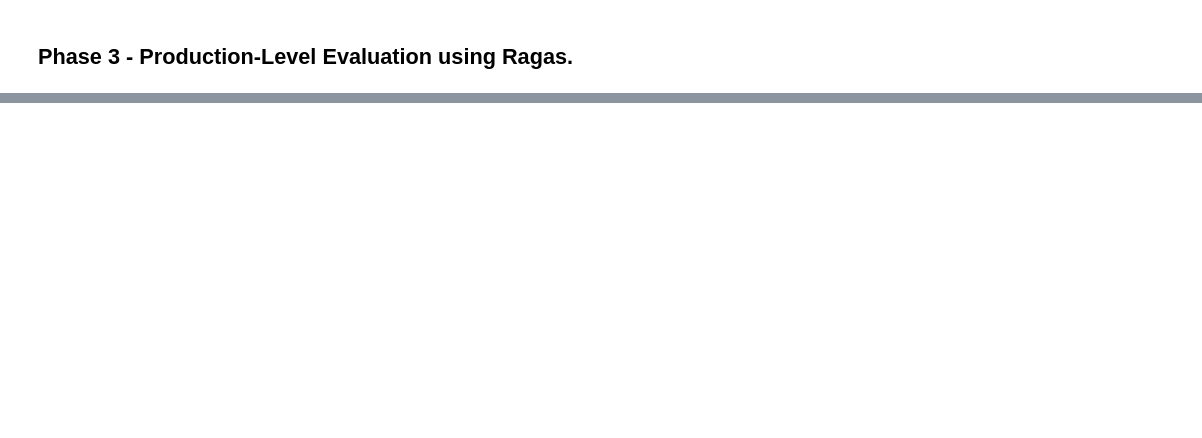
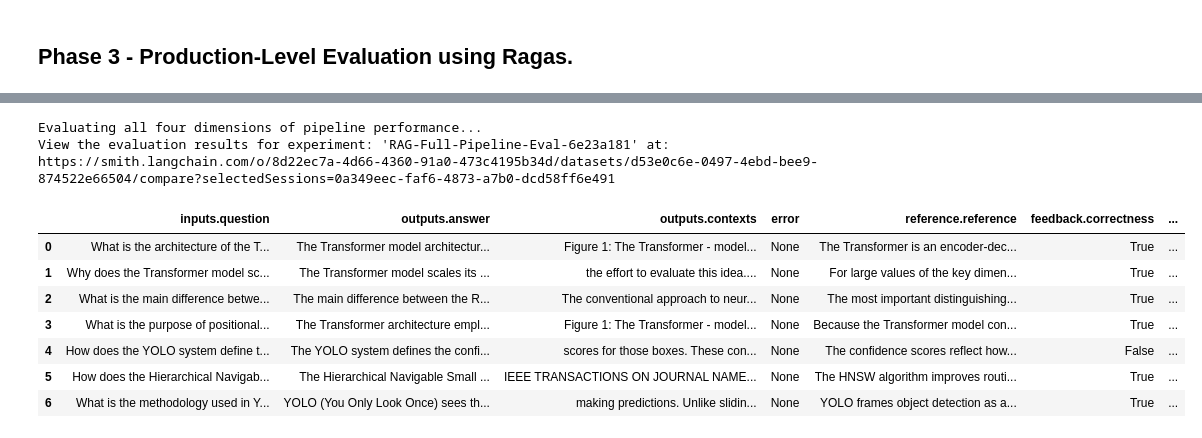
Before and after one commit to vrajkmrpatel/AI_ML_DATASCIENCE, a Jupyter notebook: ResearchLM/main.ipynb, the cells around one changed output, grey strips where cells are left out. Saved outputs shown, nothing was run; the diff lists cells and outputs as text; code cells hidden in the pictures; blank space fills up the shorter version.

Commit message:
rag evaluation

```diff
--- a/ResearchLM/main.ipynb
+++ b/ResearchLM/main.ipynb
@@ -417,0 +493,20 @@ Evaluating pipeline performance using Ragas...
+# %%
+def run_rag_pipeline(inputs: dict) -> dict:
+    """
+    Wrapper function that takes dataset inputs and returns your pipeline's outputs.
+    """
+    question = inputs["question"]
+
+    # 1. Get the exact chunks the retriever pulled
+    retrieved_docs = advanced_retriever.invoke(question)
+    context_list = [doc.page_content for doc in retrieved_docs]
+    context_str = "\n".join(context_list)
+
+    # 2. Get the final LLM generation
+    llm_answer = answer_question(question)
+
+    # Return a dictionary containing the answer and the retrieved contexts
+    return {
+        "answer": llm_answer,
+        "contexts": context_str # Passed to evaluators to check context utilization
+    }
@@ -417,0 +652,33 @@ Evaluating pipeline performance using Ragas...
+# %%
+# ==========================================
+# 5. Run the Full Evaluation Suite
+# ==========================================
+
+print("Evaluating all four dimensions of pipeline performance...")
+
+experiment_results = evaluate(
+    run_rag_pipeline, # Uses the target function defined previously
+    data=dataset_name,
+    evaluators=[
+        correctness,         # Requires ground truth reference
+        relevance,           # Independent of ground truth
+        groundedness,        # Independent of ground truth
+        retrieval_relevance  # Independent of ground truth
+    ],
+    experiment_prefix="RAG-Full-Pipeline-Eval",
+)
+
+df_results = experiment_results.to_pandas()
+display(df_results)
+# %% [output]
+Evaluating all four dimensions of pipeline performance...
+View the evaluation results for experiment: 'RAG-Full-Pipeline-Eval-6e23a181' at:
+https://smith.langchain.com/o/8d22ec7a-4d66-4360-91a0-473c4195b34d/datasets/d53e0c6e-0497-4ebd-bee9-874522e66504/compare?selectedSessions=0a349eec-faf6-4873-a7b0-dcd58ff6e491
+|  | inputs.question | outputs.answer | outputs.contexts | error | reference.reference | feedback.correctness | ... |
+| 0 | What is the architecture of the T... | The Transformer model architectur... | Figure 1: The Transformer - model... | None | The Transformer is an encoder-dec... | True | ... |
+| 1 | Why does the Transformer model sc... | The Transformer model scales its ... | the effort to evaluate this idea.... | None | For large values of the key dimen... | True | ... |
+| 2 | What is the main difference betwe... | The main difference between the R... | The conventional approach to neur... | None | The most important distinguishing... | True | ... |
+| 3 | What is the purpose of positional... | The Transformer architecture empl... | Figure 1: The Transformer - model... | None | Because the Transformer model con... | True | ... |
+| 4 | How does the YOLO system define t... | The YOLO system defines the confi... | scores for those boxes. These con... | None | The confidence scores reflect how... | False | ... |
+| 5 | How does the Hierarchical Navigab... | The Hierarchical Navigable Small ... | IEEE TRANSACTIONS ON JOURNAL NAME... | None | The HNSW algorithm improves routi... | True | ... |
+| 6 | What is the methodology used in Y... | YOLO (You Only Look Once) sees th... | making predictions. Unlike slidin... | None | YOLO frames object detection as a... | True | ... |
```
Also changed, not shown: parts of 11 cells of this notebook, 7 other files.
